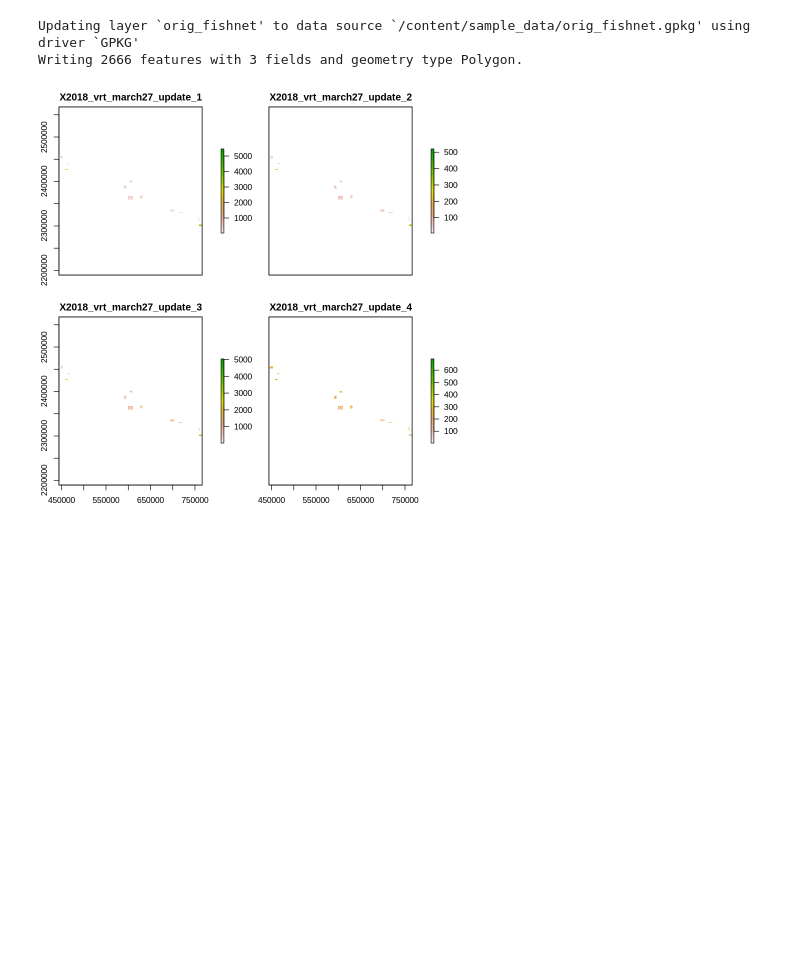
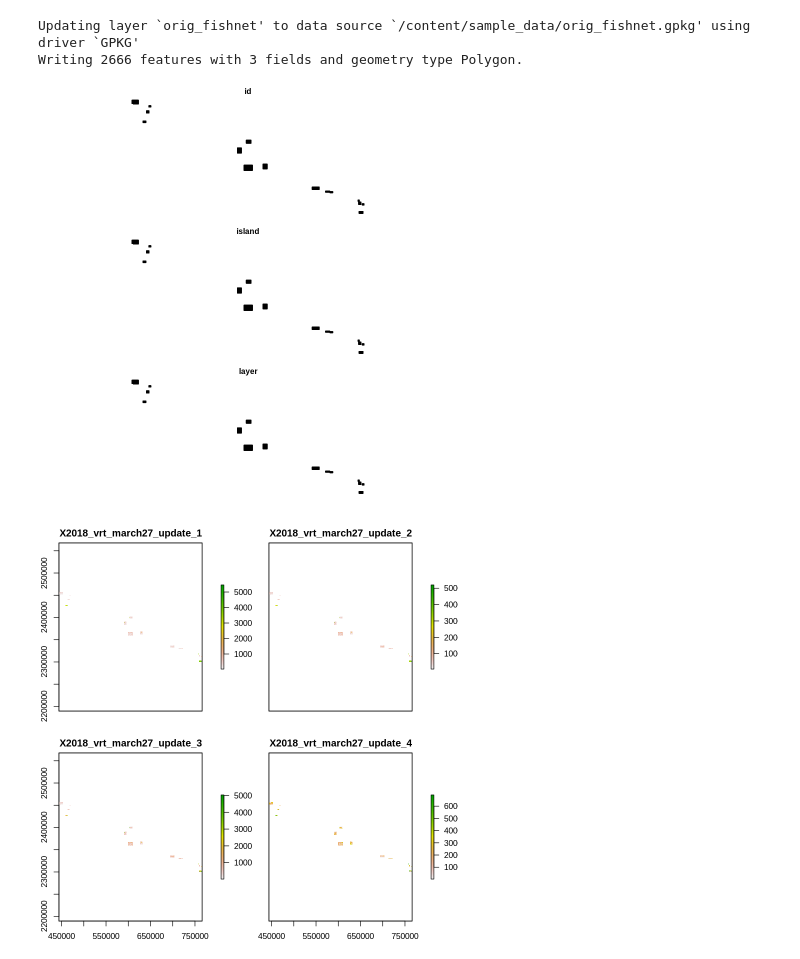
Before and after one commit to MadmanMarble/Planet_U-NET, a Jupyter notebook: AOI_make_grid.ipynb, the cells around one changed output. Cells and saved outputs as stored; diff of their text form; code cells hidden in the pictures; blank space fills up the shorter version.

```diff
--- a/AOI_make_grid.ipynb
+++ b/AOI_make_grid.ipynb
@@ -696,8 +656,8 @@ Warning message in dir.create("/content/workingfolder/planet/2018"):
 “'/content/workingfolder/planet/2018' already exists”
 # %%
 drive_download(file = as_id("1AsyHxmJ7MUJHwEqXUG61OXQ6bz9mgvDH"),
-path = "/content/workingfolder/aoi/utm4/aoi_utm4.gpkg", overwrite = FALSE)
-aoi_utm4 <- st_read("/content/workingfolder/aoi/utm4/aoi_utm4.gpkg")
+path = "/content/workingfolder/aoi/aoi_utm4.gpkg", overwrite = FALSE)
+aoi_utm4 <- st_read("/content/workingfolder/aoi/aoi_utm4.gpkg")
 aoi_utm4
 # %% [output]
 File downloaded:
@@ -1147,3 +1104,7 @@ planet_fishnet_384_sf_transformed %>% st_crs # User input: EPSG:26904 "NAD83 / U
+# %%
+planet_fishnet_384_sf_transformed %>% plot
+# %% [output]
+[figure, added]
 # %%
 vrt_utm4_2018 <- stack("/content/workingfolder/planet/2018/2018_vrt_march27_update.vrt")
 vrt_utm4_2018 %>% plot
```
Also changed, not shown: parts of 19 cells of this notebook.
